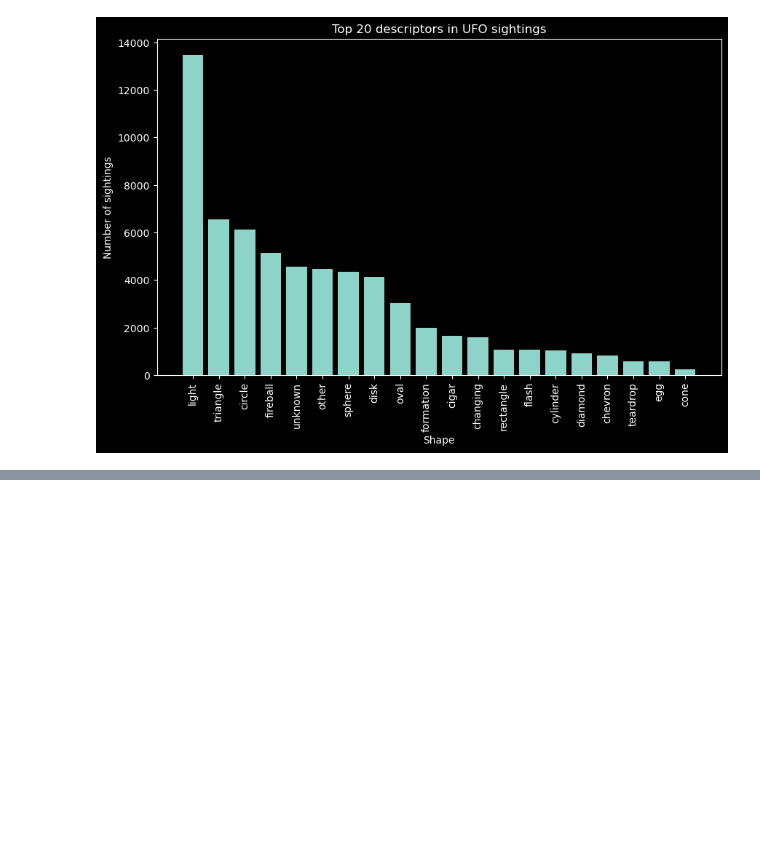
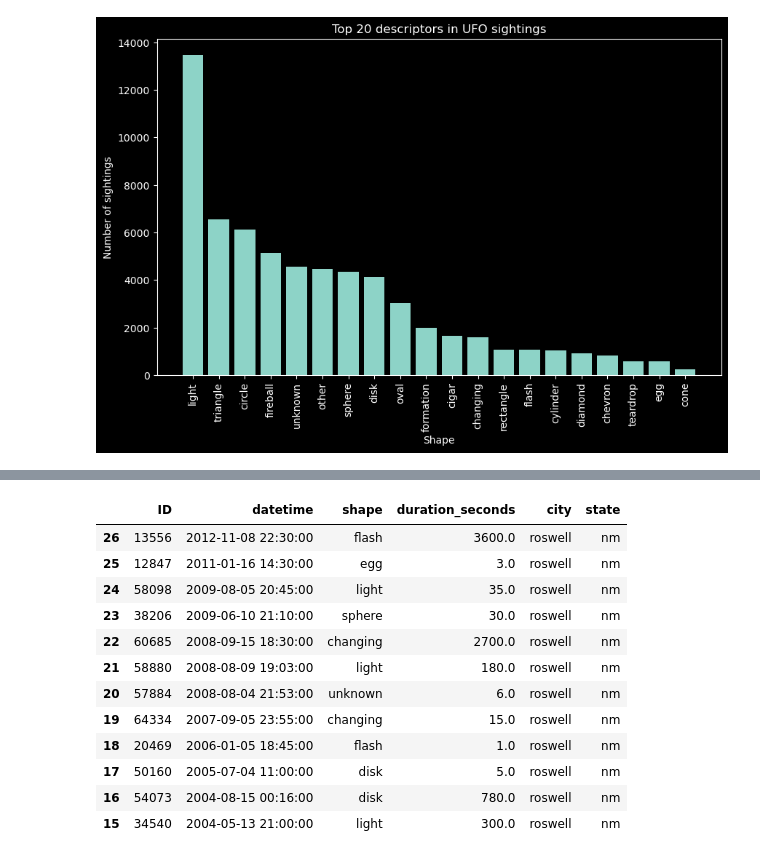
Before and after one commit to KushAGarg/project-3, a Jupyter notebook: data/andrew.ipynb, the cells around one changed output, grey strips where cells are left out. Cells and saved outputs as stored; diff of their text form; code cells hidden in the pictures; blank space fills up the shorter version.

Commit message:
table styles

```diff
--- a/data/andrew.ipynb
+++ b/data/andrew.ipynb
@@ -270,6 +270,25 @@ display(roswell_sightings.head(roswell_count))
 | 24 | 58097 | 58098 | 2009-08-05 20:45:00 | roswell | nm | us | light | 35.0 | 33.394167 | -104.5225 | ... |
 | 25 | 12846 | 12847 | 2011-01-16 14:30:00 | roswell | nm | us | egg | 3.0 | 33.394167 | -104.5225 | ... |
 | 26 | 13555 | 13556 | 2012-11-08 22:30:00 | roswell | nm | us | flash | 3600.0 | 33.394167 | -104.5225 | ... |
+# %%
+# Manipulate the Roswell settings a bit to make it a cleaner dataframe.
+roswell_sightings = roswell_sightings[["ID", "datetime", "shape", "duration_seconds", "city", "state"]]
+roswell_sightings = roswell_sightings.sort_values(by="datetime", ascending=False)
+roswell_sightings.head(12)
+# %% [output]
+|  | ID | datetime | shape | duration_seconds | city | state |
+| 26 | 13556 | 2012-11-08 22:30:00 | flash | 3600.0 | roswell | nm |
+| 25 | 12847 | 2011-01-16 14:30:00 | egg | 3.0 | roswell | nm |
+| 24 | 58098 | 2009-08-05 20:45:00 | light | 35.0 | roswell | nm |
+| 23 | 38206 | 2009-06-10 21:10:00 | sphere | 30.0 | roswell | nm |
+| 22 | 60685 | 2008-09-15 18:30:00 | changing | 2700.0 | roswell | nm |
+| 21 | 58880 | 2008-08-09 19:03:00 | light | 180.0 | roswell | nm |
+| 20 | 57884 | 2008-08-04 21:53:00 | unknown | 6.0 | roswell | nm |
+| 19 | 64334 | 2007-09-05 23:55:00 | changing | 15.0 | roswell | nm |
+| 18 | 20469 | 2006-01-05 18:45:00 | flash | 1.0 | roswell | nm |
+| 17 | 50160 | 2005-07-04 11:00:00 | disk | 5.0 | roswell | nm |
+| 16 | 54073 | 2004-08-15 00:16:00 | disk | 780.0 | roswell | nm |
+| 15 | 34540 | 2004-05-13 21:00:00 | light | 300.0 | roswell | nm |
 # %%
 # Trying to find a specific encounter.
 
```
Also changed, not shown: 2 other files.
